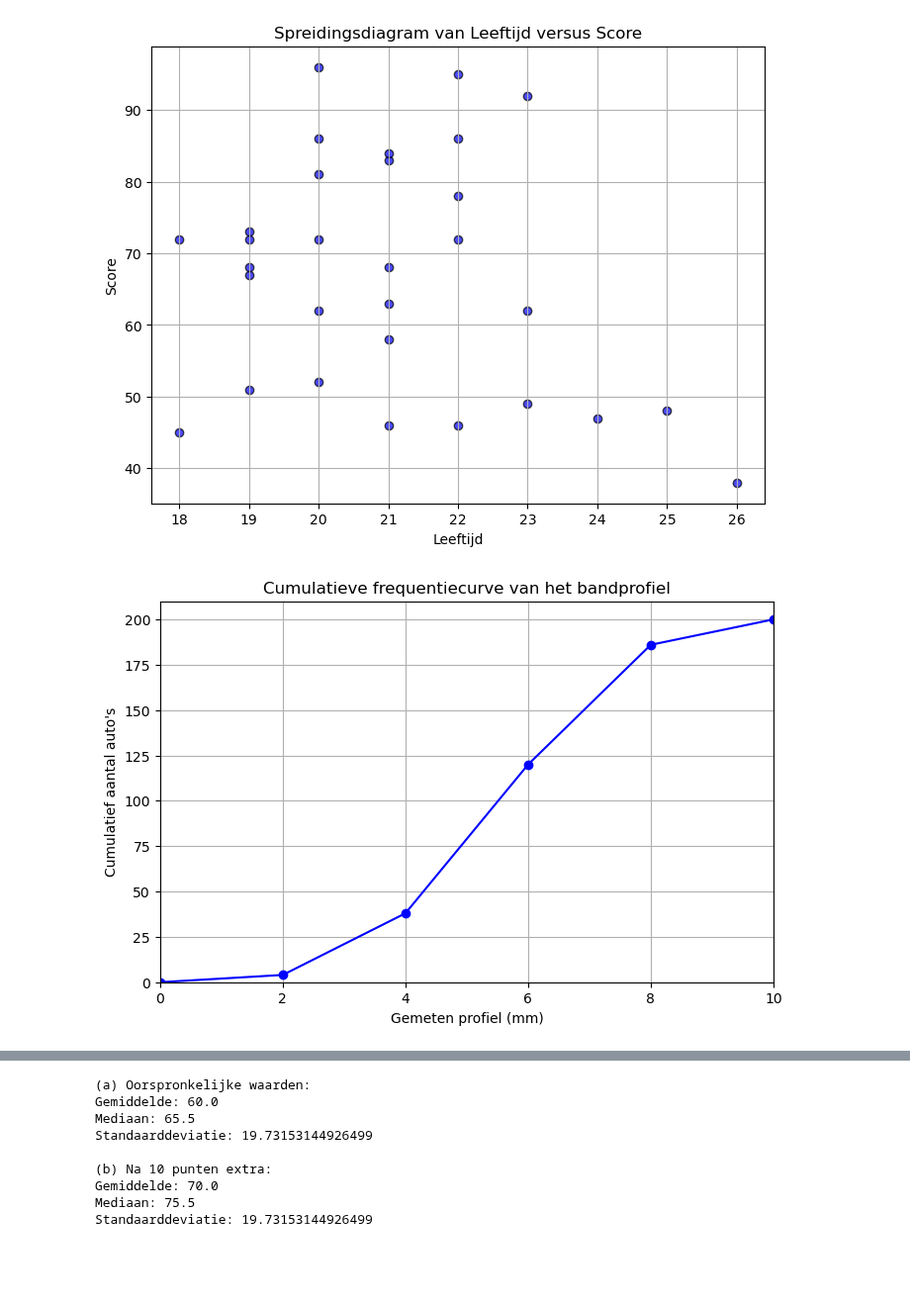
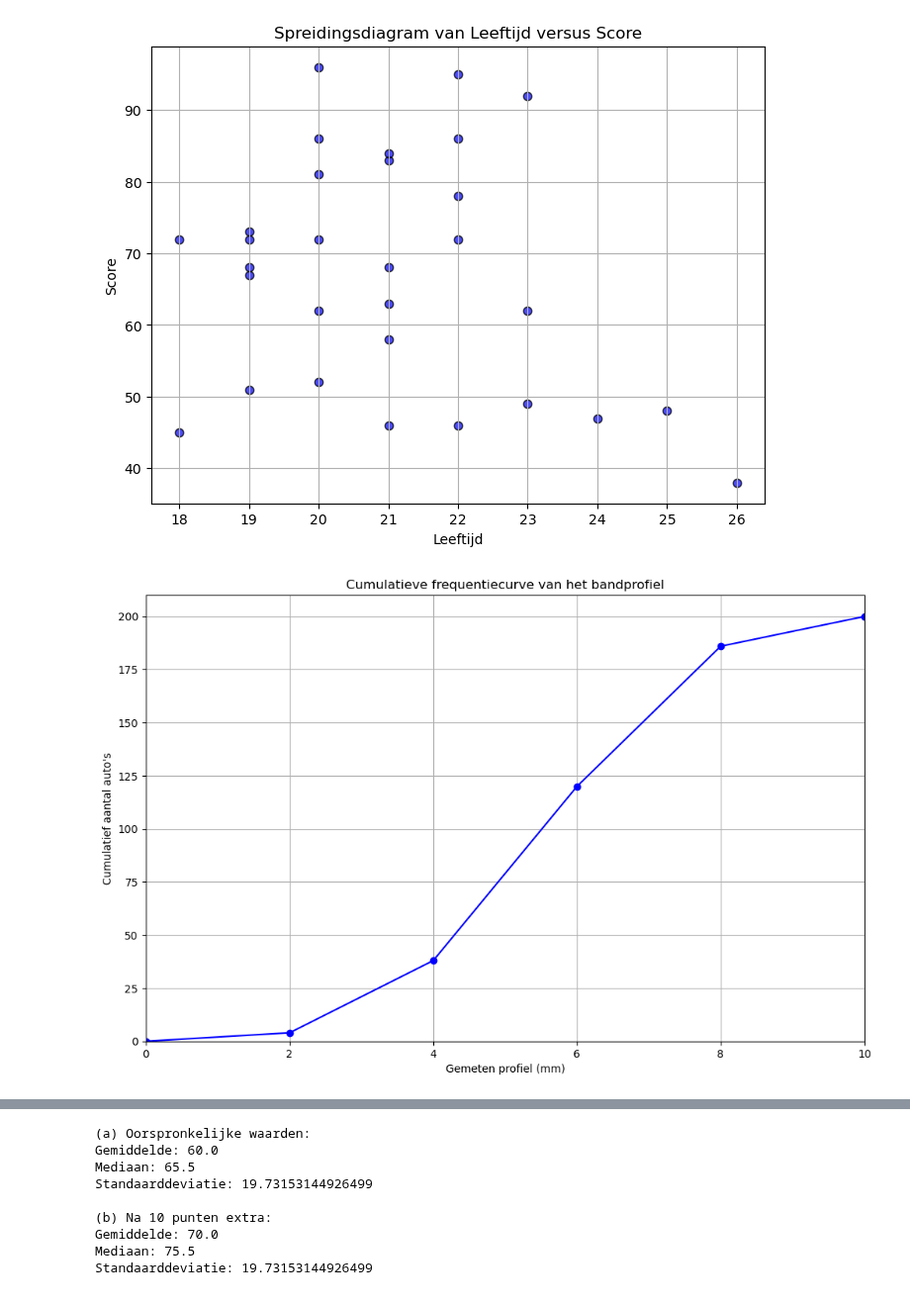
Before and after one commit to DBlom96/Statistiek, a Jupyter notebook: Python/visualisations.ipynb, the cells around one changed output, grey strips where cells are left out. Shown at 99% size. Cells and saved outputs as stored; diff of their text form; code cells hidden in the pictures; blank space fills up the shorter version.

```diff
--- a/Python/visualisations.ipynb
+++ b/Python/visualisations.ipynb
@@ -164,29 +164,29 @@ plt.show()
 # %%
 import matplotlib.pyplot as plt
 import numpy as np
 
 # Klassen en cumulatieve frequenties
 klassen = [0, 2, 4, 6, 8, 10]
 cumulatief = [0, 4, 38, 120, 186, 200]
 
 # Teken de cumulatieve frequentiecurve
-plt.figure(figsize=(8, 5))
+plt.figure(figsize=(12, 7.5))
 plt.plot(klassen, cumulatief, marker='o', linestyle='-', color='blue')
 
 # As-labels en titel
 plt.xlabel('Gemeten profiel (mm)')
 plt.ylabel('Cumulatief aantal auto\'s')
 plt.title('Cumulatieve frequentiecurve van het bandprofiel')
 
 # As-instellingen
 plt.xlim(0, 10)
 plt.ylim(0, 210)
 plt.grid(True)
 
 # Laat de grafiek zien
 plt.show()
 # %% [output]
-[figure, old version]
+[figure, new version]
 # %%
 import matplotlib.pyplot as plt
 import numpy as np
```
Also changed, not shown: parts of 5 cells of this notebook, 18 other files.
